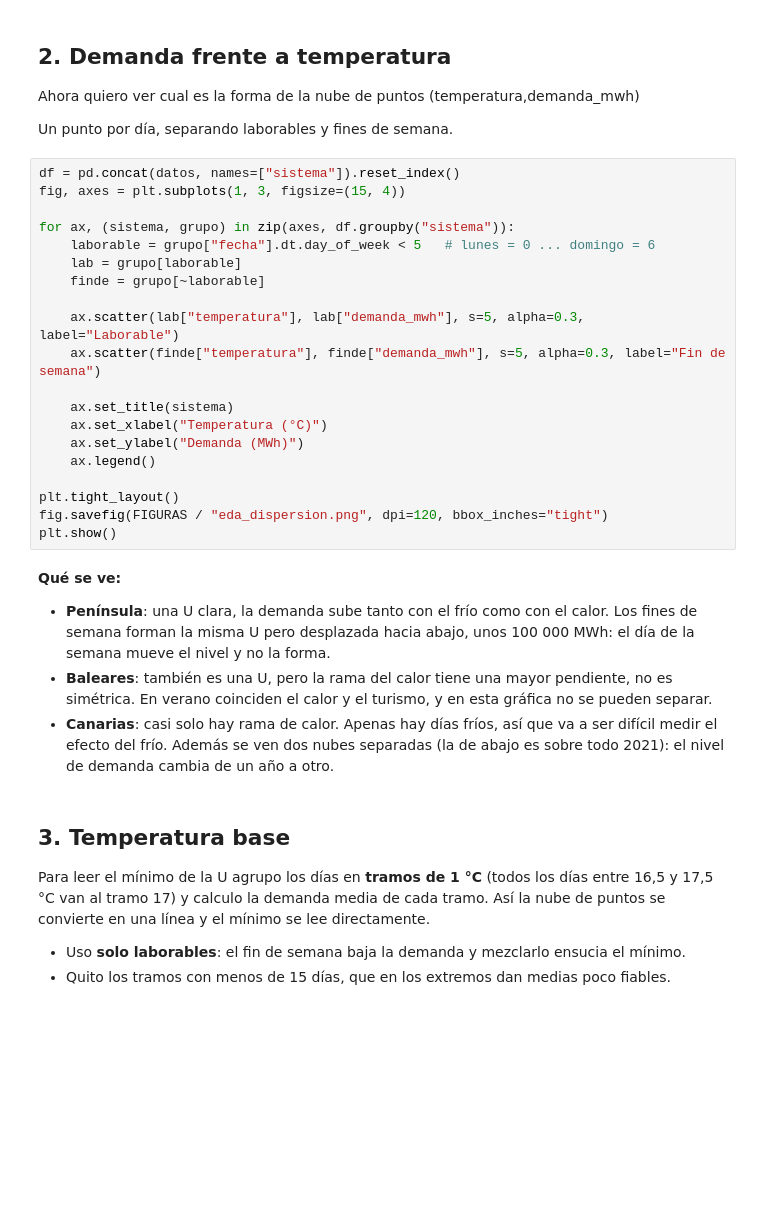
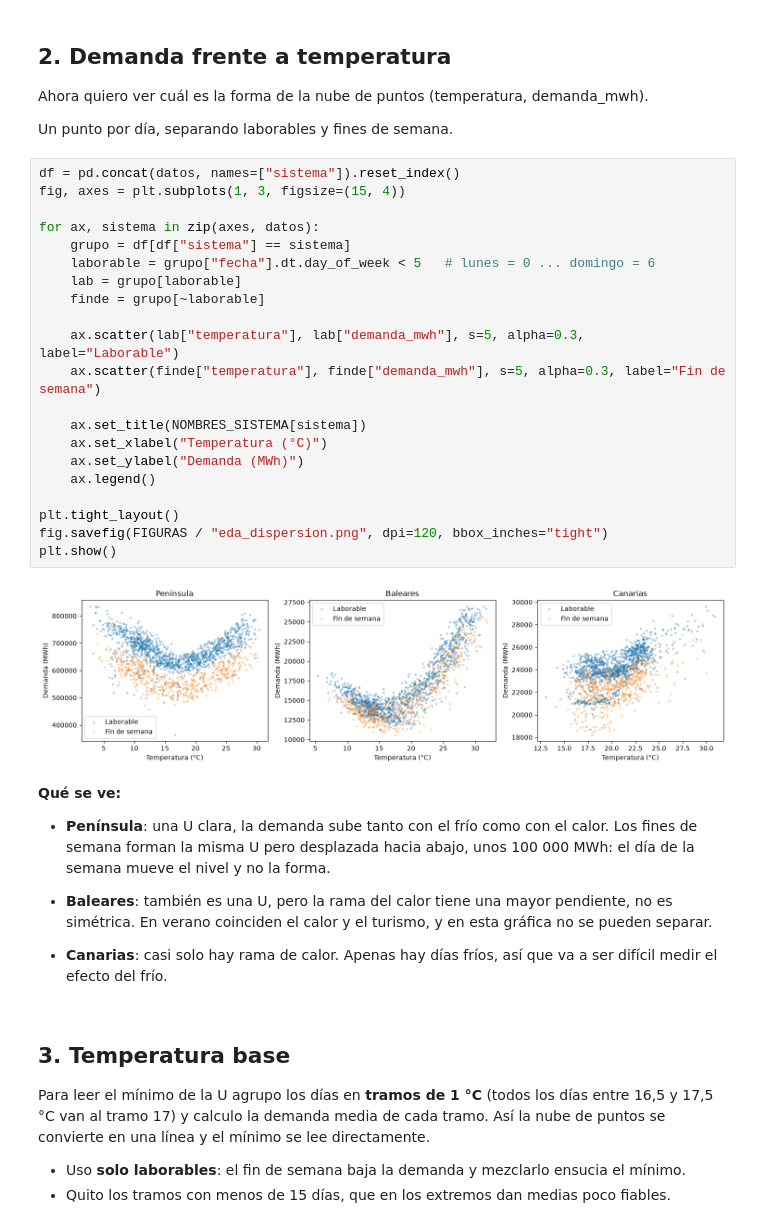
Before and after one commit to Lopez-Pabl0/elec-temp-spain, a Jupyter notebook: notebooks/01_eda.ipynb, the cells around one changed output. Drawn from its saved outputs; the diff is of its cells as text; blank space fills up the shorter version.

Commit message:
Añado los 3 cuadernos, EDA, modelo y comp_sistemas.

```diff
--- a/notebooks/01_eda.ipynb
+++ b/notebooks/01_eda.ipynb
@@ -44,33 +53,38 @@ for sistema, d in datos.items():
 # %% [markdown]
 ## 2. Demanda frente a temperatura
-Ahora quiero ver cual es la forma de la nube de puntos (temperatura,demanda_mwh)
+Ahora quiero ver cuál es la forma de la nube de puntos (temperatura, demanda_mwh).
 
 Un punto por día, separando laborables y fines de semana.
 # %%
 df = pd.concat(datos, names=["sistema"]).reset_index()
 fig, axes = plt.subplots(1, 3, figsize=(15, 4))
 
-for ax, (sistema, grupo) in zip(axes, df.groupby("sistema")):
+for ax, sistema in zip(axes, datos):
+    grupo = df[df["sistema"] == sistema]
     laborable = grupo["fecha"].dt.day_of_week < 5   # lunes = 0 ... domingo = 6
     lab = grupo[laborable]
     finde = grupo[~laborable]
 
     ax.scatter(lab["temperatura"], lab["demanda_mwh"], s=5, alpha=0.3, label="Laborable")
     ax.scatter(finde["temperatura"], finde["demanda_mwh"], s=5, alpha=0.3, label="Fin de semana")
 
-    ax.set_title(sistema)
+    ax.set_title(NOMBRES_SISTEMA[sistema])
     ax.set_xlabel("Temperatura (°C)")
     ax.set_ylabel("Demanda (MWh)")
     ax.legend()
 
 plt.tight_layout()
 fig.savefig(FIGURAS / "eda_dispersion.png", dpi=120, bbox_inches="tight")
 plt.show()
+# %% [output]
+[figure, added]
 # %% [markdown]
 **Qué se ve:**
 - **Península**: una U clara, la demanda sube tanto con el frío como con el calor. Los fines de semana forman la misma U pero desplazada hacia abajo, unos 100 000 MWh: el día de la semana mueve el nivel y no la forma.
+
 - **Baleares**: también es una U, pero la rama del calor tiene una mayor pendiente, no es simétrica. En verano coinciden el calor y el turismo, y en esta gráfica no se pueden separar.
-- **Canarias**: casi solo hay rama de calor. Apenas hay días fríos, así que va a ser difícil medir el efecto del frío. Además se ven dos nubes separadas (la de abajo es sobre todo 2021): el nivel de demanda cambia de un año a otro.
+
+- **Canarias**: casi solo hay rama de calor. Apenas hay días fríos, así que va a ser difícil medir el efecto del frío.
 # %% [markdown]
 ## 3. Temperatura base
 
```
Also changed, not shown: parts of 10 cells of this notebook, 2 other files.
